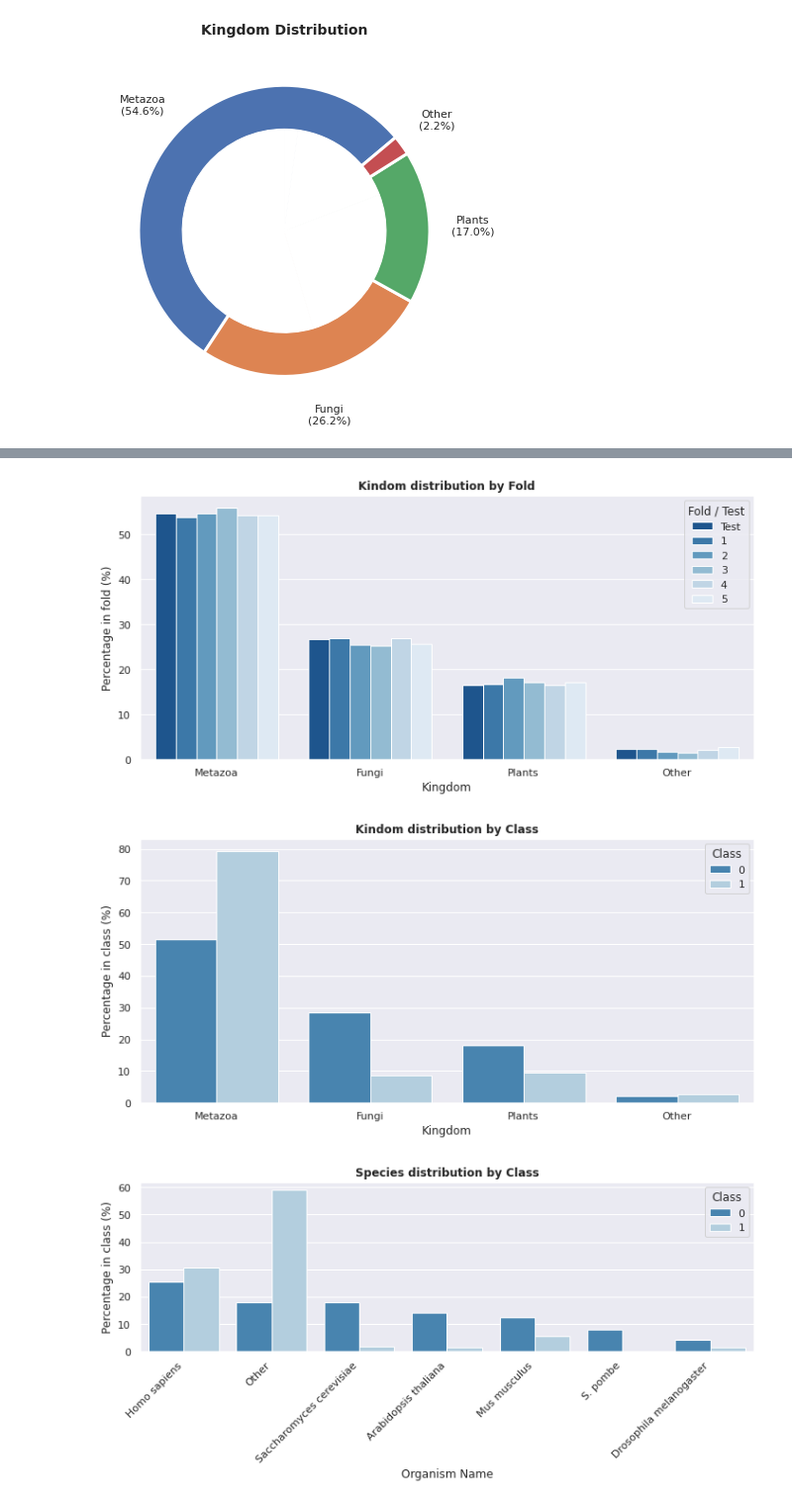
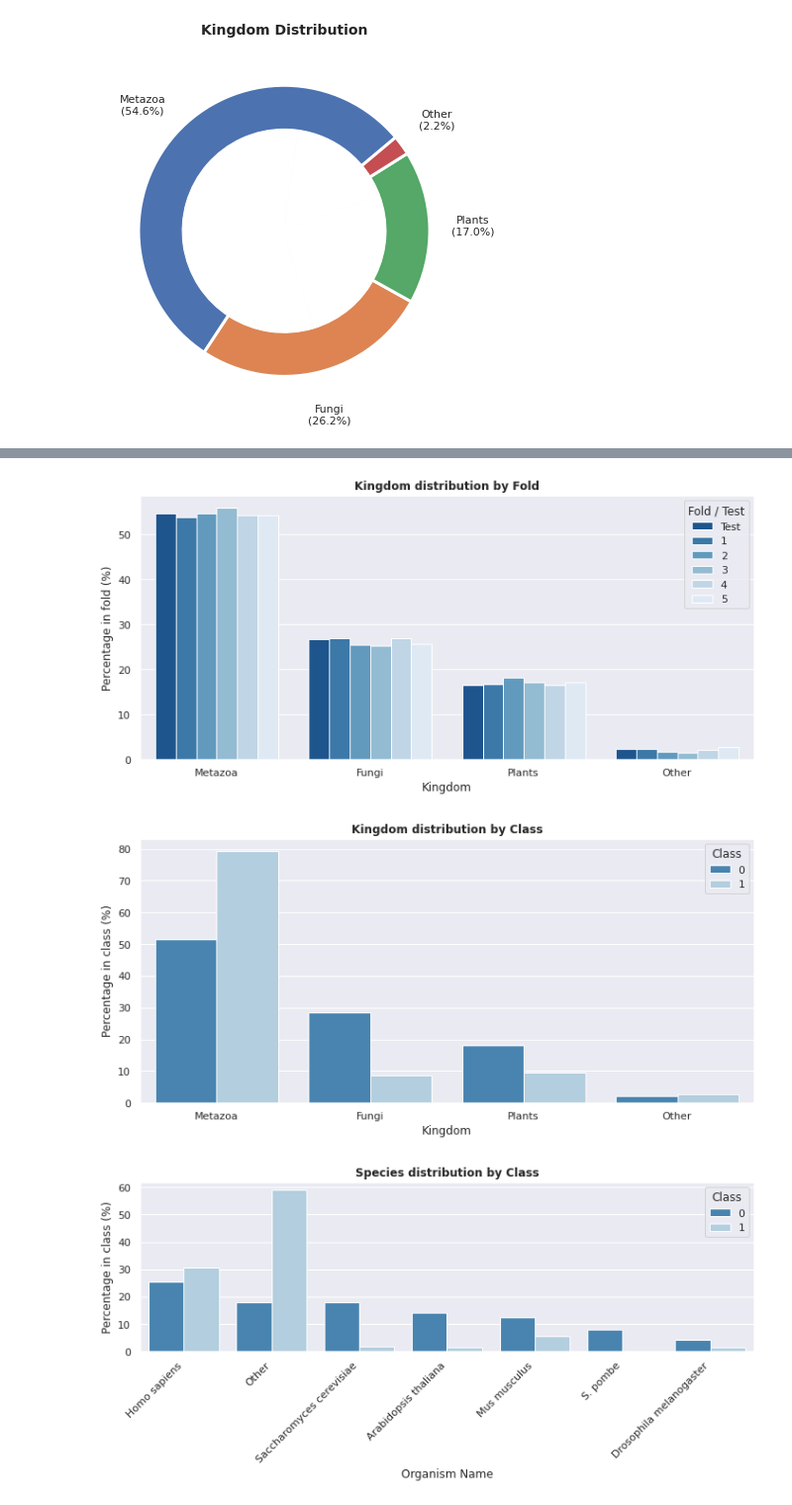
Before and after one commit to alirammal-ux/Signal_Peptide_Predictor, a Jupyter notebook: Data_analysis/Taxonomy_analysis/taxonomy.ipynb, the cells around one changed output, grey strips where cells are left out. Shown at 99% size. Cells and saved outputs as stored; diff of their text form; code cells hidden in the pictures.

```diff
--- a/Data_analysis/Taxonomy_analysis/taxonomy.ipynb
+++ b/Data_analysis/Taxonomy_analysis/taxonomy.ipynb
@@ -177,27 +177,27 @@ rc=None
 # %%
 
 
 df_pct = (
     df.groupby('fold')['kingdom']
     .value_counts(normalize=True)
     .mul(100)
     .rename('percent')
     .reset_index()
 )
 df_pct['fold'] = df_pct['fold'].replace({-1: 'Test'})
 
 plt.figure(figsize=(10, 5))
 seaborn.barplot(data=df_pct, x='kingdom', y='percent', hue='fold', palette='Blues_r')
 
-plt.title("Kindom distribution by Fold", weight='bold')
+plt.title("Kingdom distribution by Fold", weight='bold')
 plt.ylabel("Percentage in fold (%)")
 plt.xlabel("Kingdom")
 plt.legend(title="Fold / Test")
 plt.tight_layout()
 plt.savefig('Kingdom_Percentages_by_Fold.png', format='png', bbox_inches='tight')
 plt.show()
 # %% [output]
-[figure, old version]
+[figure, new version]
 # %%
 
 df_PvN_K = (
@@ -212,7 +212,7 @@ df_PvN_K = (
 plt.figure(figsize=(10, 5))
 seaborn.barplot(data=df_PvN_K, x='kingdom', y='percent', hue='class', palette='Blues_r')
 
-plt.title("Kindom distribution by Class", weight='bold')
+plt.title("Kingdom distribution by Class", weight='bold')
 plt.ylabel("Percentage in class (%)")
 plt.xlabel("Kingdom")
 plt.legend(title="Class")
@@ -220,7 +220,7 @@ plt.tight_layout()
 plt.savefig('Kingdom_Percentages_by_Class.png', format='png', bbox_inches='tight')
 plt.show()
 # %% [output]
-[figure, old version]
+[figure, new version]
 # %%
 
 df_PvN_S = (
```
Also changed, not shown: parts of 5 cells of this notebook, 55 other files.
